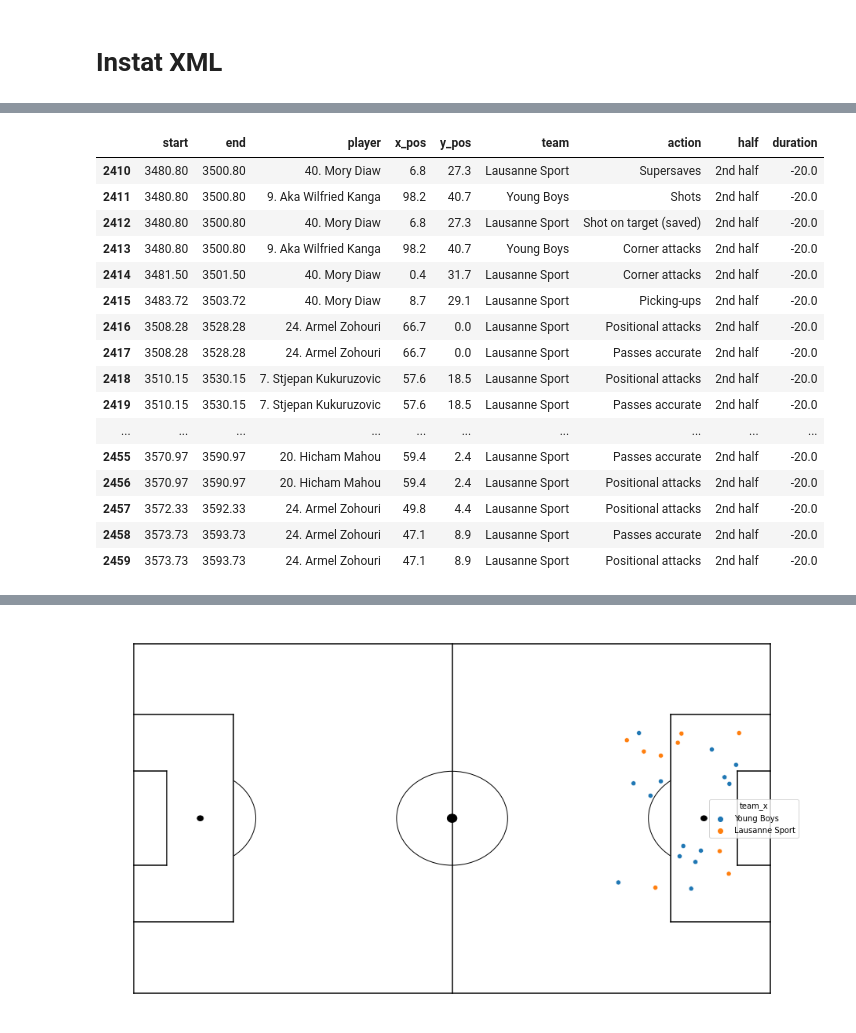
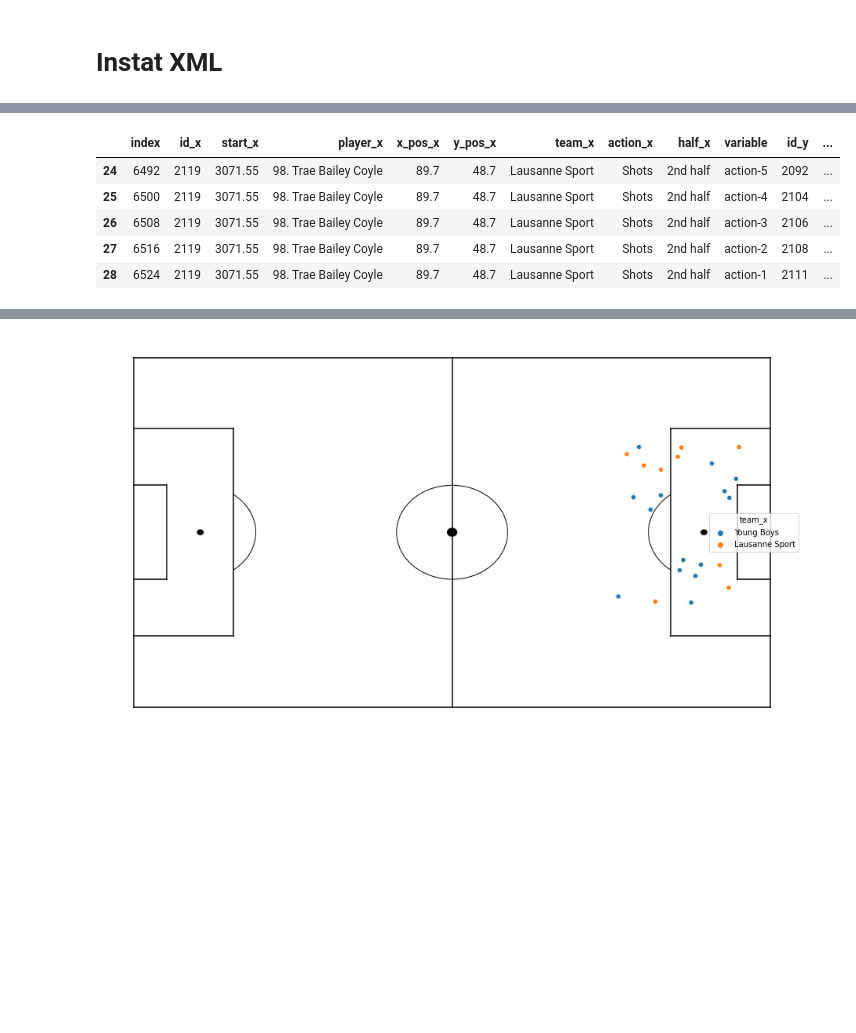
Before and after one commit to keepertrainer78698/youth-base, a Jupyter notebook: goalkeeping/int-goalkeeping/events.ipynb, the cells around one changed output, grey strips where cells are left out. Cells and saved outputs as stored; diff of their text form; code cells hidden in the pictures; blank space fills up the shorter version.

```diff
--- a/goalkeeping/int-goalkeeping/events.ipynb
+++ b/goalkeeping/int-goalkeeping/events.ipynb
@@ -532,21 +505,18 @@ shots.head()
-# %%
-sandbox = df[2410:2460]
-sandbox
-# %% [output]
-|  | start | end | player | x_pos | y_pos | team | action | half | duration |
-| 2410 | 3480.80 | 3500.80 | 40. Mory Diaw | 6.8 | 27.3 | Lausanne Sport | Supersaves | 2nd half | -20.0 |
-| 2411 | 3480.80 | 3500.80 | 9. Aka Wilfried Kanga | 98.2 | 40.7 | Young Boys | Shots | 2nd half | -20.0 |
-| 2412 | 3480.80 | 3500.80 | 40. Mory Diaw | 6.8 | 27.3 | Lausanne Sport | Shot on target (saved) | 2nd half | -20.0 |
-| 2413 | 3480.80 | 3500.80 | 9. Aka Wilfried Kanga | 98.2 | 40.7 | Young Boys | Corner attacks | 2nd half | -20.0 |
-| 2414 | 3481.50 | 3501.50 | 40. Mory Diaw | 0.4 | 31.7 | Lausanne Sport | Corner attacks | 2nd half | -20.0 |
-| 2415 | 3483.72 | 3503.72 | 40. Mory Diaw | 8.7 | 29.1 | Lausanne Sport | Picking-ups | 2nd half | -20.0 |
-| 2416 | 3508.28 | 3528.28 | 24. Armel Zohouri | 66.7 | 0.0 | Lausanne Sport | Positional attacks | 2nd half | -20.0 |
-| 2417 | 3508.28 | 3528.28 | 24. Armel Zohouri | 66.7 | 0.0 | Lausanne Sport | Passes accurate | 2nd half | -20.0 |
-| 2418 | 3510.15 | 3530.15 | 7. Stjepan Kukuruzovic | 57.6 | 18.5 | Lausanne Sport | Positional attacks | 2nd half | -20.0 |
-| 2419 | 3510.15 | 3530.15 | 7. Stjepan Kukuruzovic | 57.6 | 18.5 | Lausanne Sport | Passes accurate | 2nd half | -20.0 |
-| ... | ... | ... | ... | ... | ... | ... | ... | ... | ... |
-| 2455 | 3570.97 | 3590.97 | 20. Hicham Mahou | 59.4 | 2.4 | Lausanne Sport | Passes accurate | 2nd half | -20.0 |
-| 2456 | 3570.97 | 3590.97 | 20. Hicham Mahou | 59.4 | 2.4 | Lausanne Sport | Positional attacks | 2nd half | -20.0 |
-| 2457 | 3572.33 | 3592.33 | 24. Armel Zohouri | 49.8 | 4.4 | Lausanne Sport | Positional attacks | 2nd half | -20.0 |
-| 2458 | 3573.73 | 3593.73 | 24. Armel Zohouri | 47.1 | 8.9 | Lausanne Sport | Passes accurate | 2nd half | -20.0 |
-| 2459 | 3573.73 | 3593.73 | 24. Armel Zohouri | 47.1 | 8.9 | Lausanne Sport | Positional attacks | 2nd half | -20.0 |
+# %%
+#last_pass.head(10)
+
+## Issue with crosses where passes & crosses have same time_diff
+
+#last_pass[last_pass['action_y'] == 'Crosses (accurate)']
+#734, 3614, 2619, 2290, 1654
+last_pass[(last_pass['id_x'] == 2119)]
+#last_pass.loc[last_pass['time_diff'][220].idxmin()]['action_y']
+#last_pass[(last_pass['id_x'] == 2290)]['time_diff'].idxmin()
+#last_pass[(last_pass['action_x'] =='Shots') & (last_pass['player_x'] == '19. Felix Khonde Khonde Mambimbi')].tail(20)
+# %% [output]
+|  | index | id_x | start_x | player_x | x_pos_x | y_pos_x | team_x | action_x | half_x | variable | id_y | ... |
+| 24 | 6492 | 2119 | 3071.55 | 98. Trae Bailey Coyle | 89.7 | 48.7 | Lausanne Sport | Shots | 2nd half | action-5 | 2092 | ... |
+| 25 | 6500 | 2119 | 3071.55 | 98. Trae Bailey Coyle | 89.7 | 48.7 | Lausanne Sport | Shots | 2nd half | action-4 | 2104 | ... |
+| 26 | 6508 | 2119 | 3071.55 | 98. Trae Bailey Coyle | 89.7 | 48.7 | Lausanne Sport | Shots | 2nd half | action-3 | 2106 | ... |
+| 27 | 6516 | 2119 | 3071.55 | 98. Trae Bailey Coyle | 89.7 | 48.7 | Lausanne Sport | Shots | 2nd half | action-2 | 2108 | ... |
+| 28 | 6524 | 2119 | 3071.55 | 98. Trae Bailey Coyle | 89.7 | 48.7 | Lausanne Sport | Shots | 2nd half | action-1 | 2111 | ... |
```
Also changed, not shown: parts of 4 cells of this notebook.
